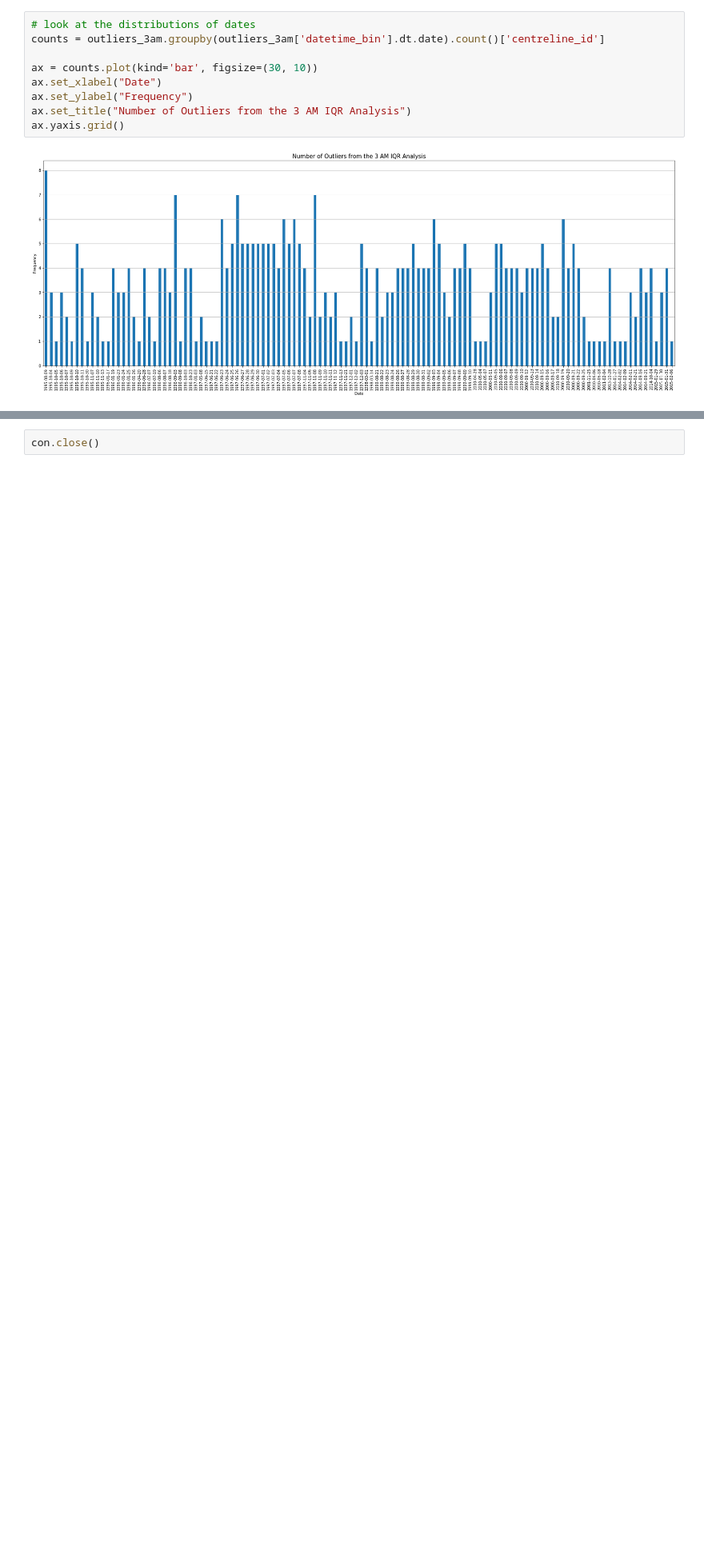
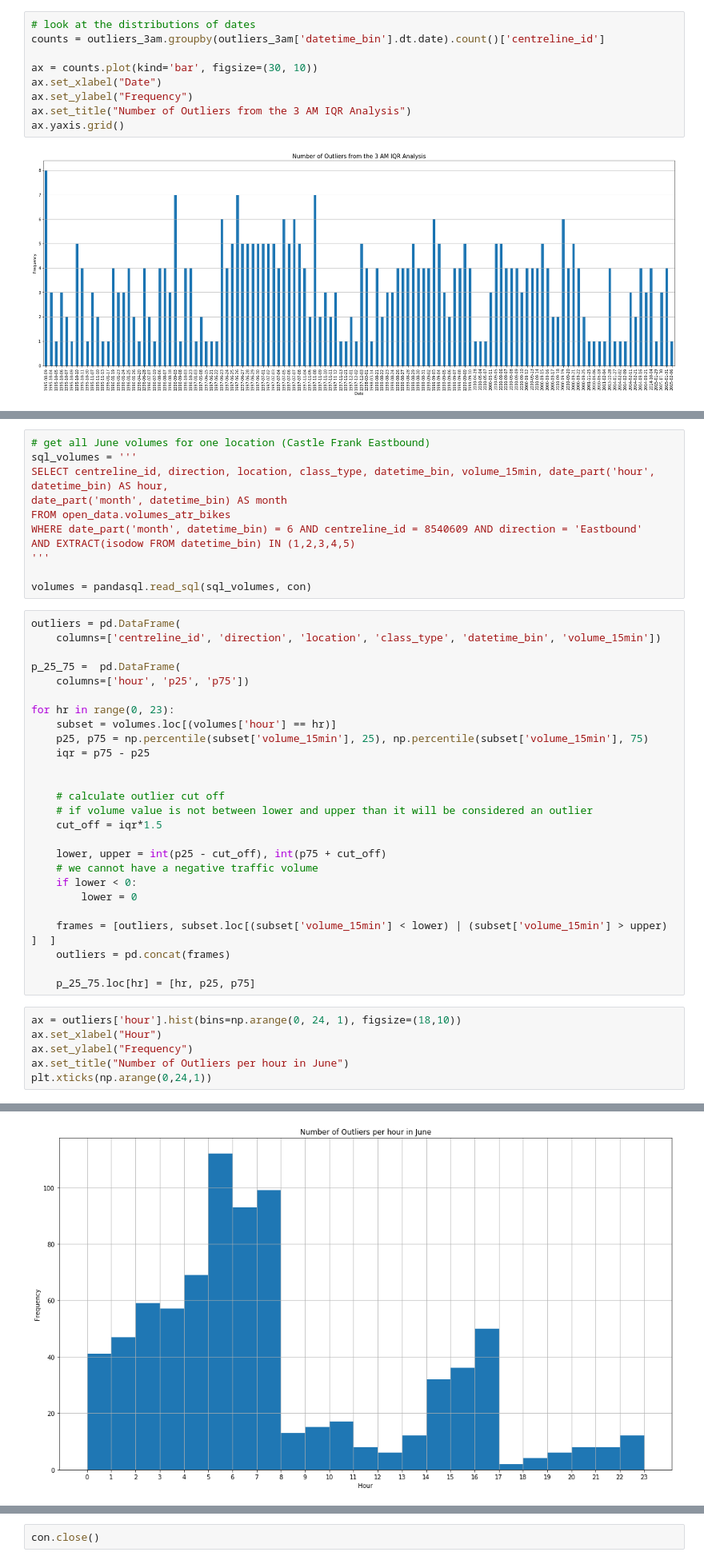
Before and after one commit to CityofToronto/bdit_data-sources, a Jupyter notebook: volumes/open_data/atr_bikes.ipynb, the cells around one changed output, grey strips where cells are left out. Shown at 80% size. Drawn from its saved outputs; the diff is of its cells as text; blank space fills up the shorter version.

```diff
--- a/volumes/open_data/atr_bikes.ipynb
+++ b/volumes/open_data/atr_bikes.ipynb
@@ -476,0 +547,44 @@ Note that some counts are greater than 4 because the data includes both eastboun
+# %%
+# get all June volumes for one location (Castle Frank Eastbound)
+sql_volumes = '''
+SELECT centreline_id, direction, location, class_type, datetime_bin, volume_15min, date_part('hour', datetime_bin) AS hour,
+date_part('month', datetime_bin) AS month
+FROM open_data.volumes_atr_bikes
+WHERE date_part('month', datetime_bin) = 6 AND centreline_id = 8540609 AND direction = 'Eastbound'
+AND EXTRACT(isodow FROM datetime_bin) IN (1,2,3,4,5)
+'''
+
+volumes = pandasql.read_sql(sql_volumes, con)
+# %%
+outliers = pd.DataFrame(
+    columns=['centreline_id', 'direction', 'location', 'class_type', 'datetime_bin', 'volume_15min'])
+
+p_25_75 =  pd.DataFrame(
+    columns=['hour', 'p25', 'p75'])
+
+for hr in range(0, 23):
+    subset = volumes.loc[(volumes['hour'] == hr)]
+    p25, p75 = np.percentile(subset['volume_15min'], 25), np.percentile(subset['volume_15min'], 75)
+    iqr = p75 - p25
+
+
+    # calculate outlier cut off
+    # if volume value is not between lower and upper than it will be considered an outlier
+    cut_off = iqr*1.5
+
+    lower, upper = int(p25 - cut_off), int(p75 + cut_off)
+    # we cannot have a negative traffic volume
+    if lower < 0:
+        lower = 0
+
+    frames = [outliers, subset.loc[(subset['volume_15min'] < lower) | (subset['volume_15min'] > upper)  ]  ]
+    outliers = pd.concat(frames)
+
+    p_25_75.loc[hr] = [hr, p25, p75]
+# %%
+ax = outliers['hour'].hist(bins=np.arange(0, 24, 1), figsize=(18,10))
+ax.set_xlabel("Hour")
+ax.set_ylabel("Frequency")
+ax.set_title("Number of Outliers per hour in June")
+plt.xticks(np.arange(0,24,1))
+# %% [output]
@@ -476,0 +608 @@ Note that some counts are greater than 4 because the data includes both eastboun
+[figure, added]
```
Also changed, not shown: parts of 29 cells of this notebook.
